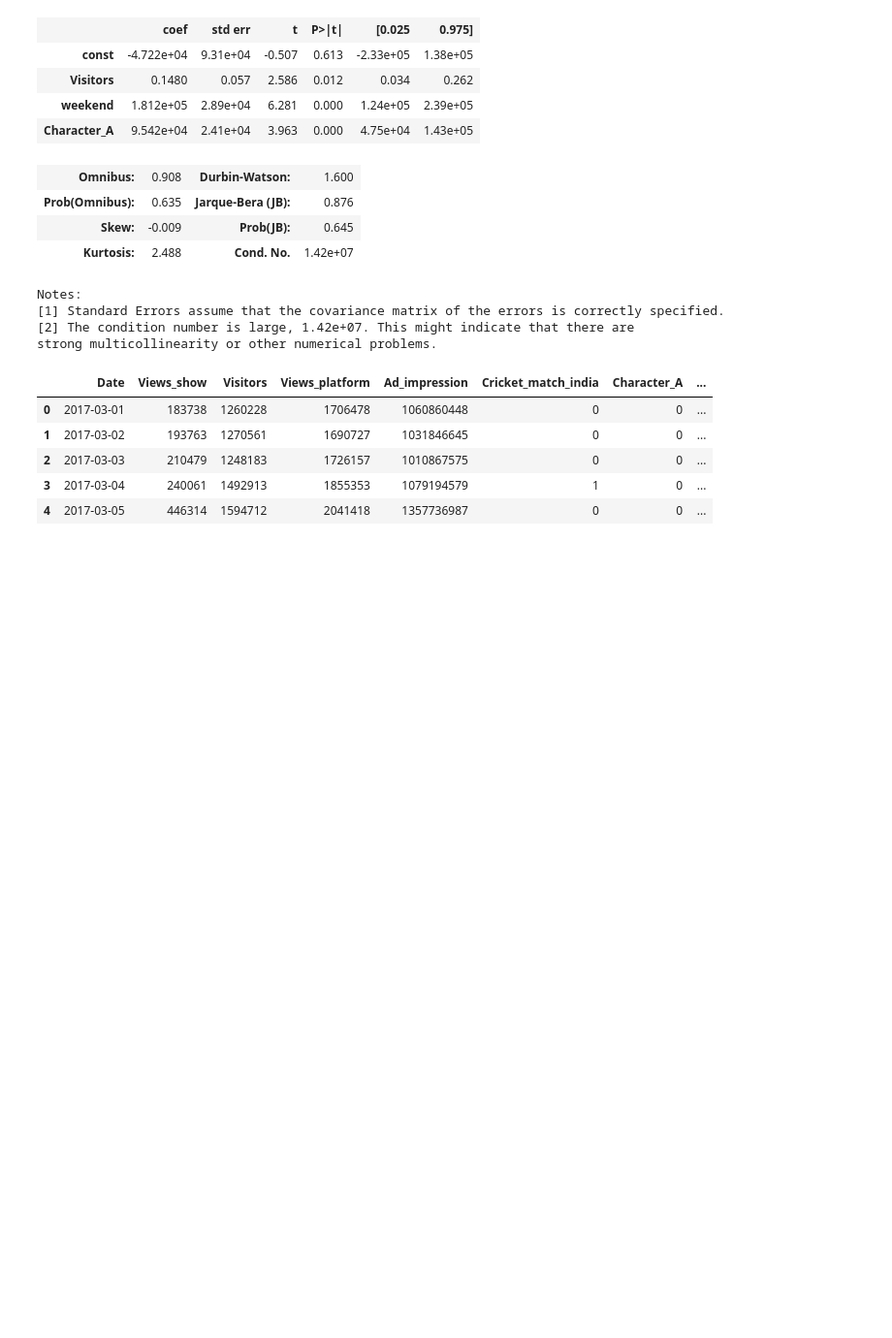
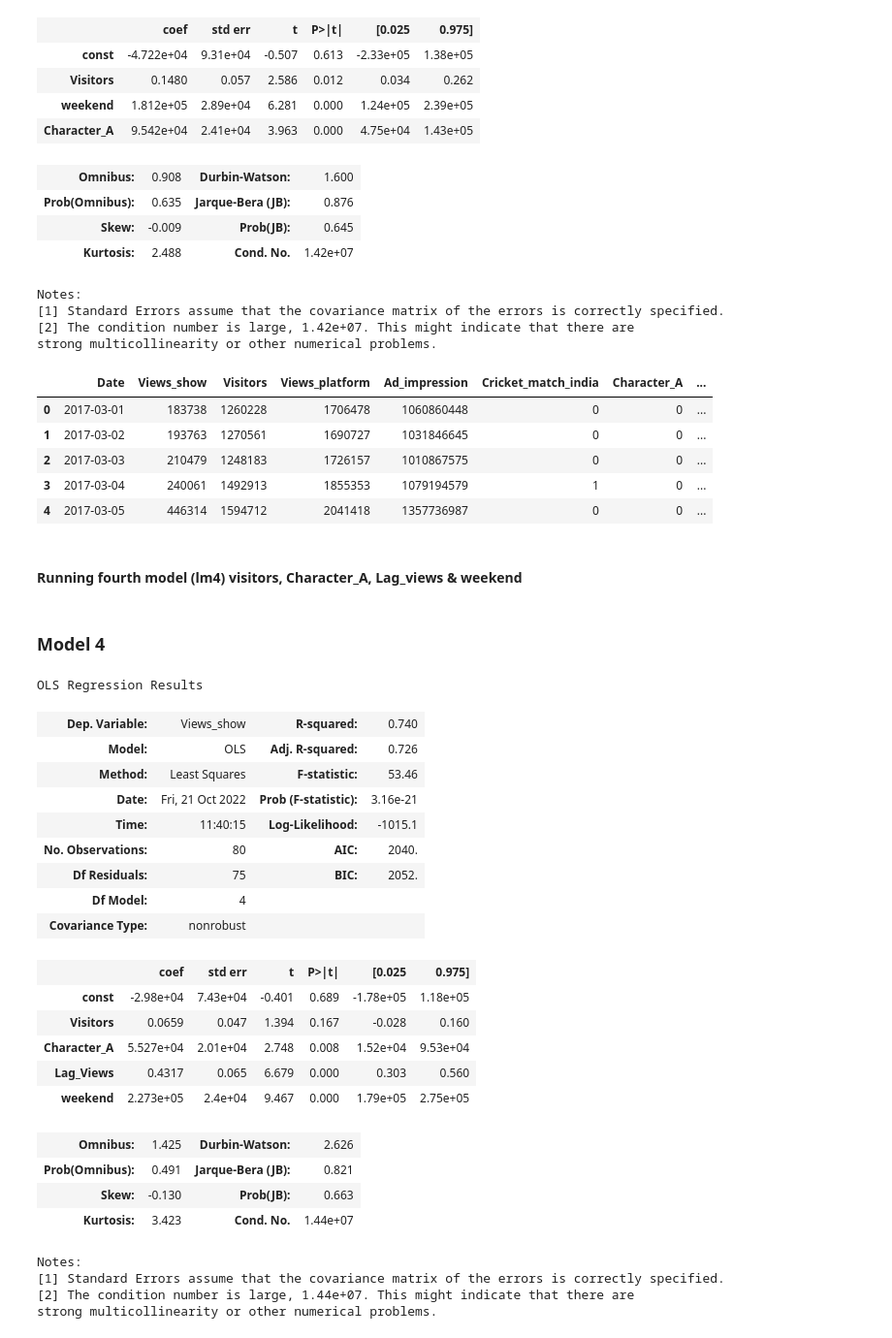
Before and after one commit to vivekkum-ar/Media-Company-Linear-Regression, a Jupyter notebook: Media-Company-Case-Study.ipynb, the cells around one changed output. Shown at 97% size. Saved outputs shown, nothing was run; the diff lists cells and outputs as text; code cells hidden in the pictures; blank space fills up the shorter version.

Commit message:
Model3: visitors, CharLag_views & weekend

```diff
--- a/Media-Company-Case-Study.ipynb
+++ b/Media-Company-Case-Study.ipynb
@@ -401,3 +401,46 @@ media.head()
 | 2 | 2017-03-03 | 210479 | 1248183 | 1726157 | 1010867575 | 0 | 0 | ... |
 | 3 | 2017-03-04 | 240061 | 1492913 | 1855353 | 1079194579 | 1 | 0 | ... |
 | 4 | 2017-03-05 | 446314 | 1594712 | 2041418 | 1357736987 | 0 | 0 | ... |
+# %% [markdown]
+#### Running fourth model (lm4) visitors, Character_A, Lag_views & weekend
+# %%
+# Putting feature variable to X
+X = media[['Visitors','Character_A','Lag_Views','weekend']]
+
+# Putting response variable to y
+y = media['Views_show']
+# %% [markdown]
+### Model 4
+# %%
+import statsmodels.api as sm
+#Unlike SKLearn, statsmodels don't automatically fit a constant,
+#so you need to use the method sm.add_constant(X) in order to add a constant.
+X = sm.add_constant(X)
+# create a fitted model in one line
+lm_4 = sm.OLS(y,X).fit()
+lm_4.summary()
+# %% [output]
+OLS Regression Results
+| Dep. Variable: | Views_show | R-squared: | 0.740 |
+| Model: | OLS | Adj. R-squared: | 0.726 |
+| Method: | Least Squares | F-statistic: | 53.46 |
+| Date: | Fri, 21 Oct 2022 | Prob (F-statistic): | 3.16e-21 |
+| Time: | 11:40:15 | Log-Likelihood: | -1015.1 |
+| No. Observations: | 80 | AIC: | 2040. |
+| Df Residuals: | 75 | BIC: | 2052. |
+| Df Model: | 4 |  |  |
+| Covariance Type: | nonrobust |  |  |
+|  | coef | std err | t | P>|t| | [0.025 | 0.975] |
+| const | -2.98e+04 | 7.43e+04 | -0.401 | 0.689 | -1.78e+05 | 1.18e+05 |
+| Visitors | 0.0659 | 0.047 | 1.394 | 0.167 | -0.028 | 0.160 |
+| Character_A | 5.527e+04 | 2.01e+04 | 2.748 | 0.008 | 1.52e+04 | 9.53e+04 |
+| Lag_Views | 0.4317 | 0.065 | 6.679 | 0.000 | 0.303 | 0.560 |
+| weekend | 2.273e+05 | 2.4e+04 | 9.467 | 0.000 | 1.79e+05 | 2.75e+05 |
+| Omnibus: | 1.425 | Durbin-Watson: | 2.626 |
+| Prob(Omnibus): | 0.491 | Jarque-Bera (JB): | 0.821 |
+| Skew: | -0.130 | Prob(JB): | 0.663 |
+| Kurtosis: | 3.423 | Cond. No. | 1.44e+07 |
+Notes:
+[1] Standard Errors assume that the covariance matrix of the errors is correctly specified.
+[2] The condition number is large, 1.44e+07. This might indicate that there are
+strong multicollinearity or other numerical problems.
```
Also changed, not shown: parts of 1 cell of this notebook.
